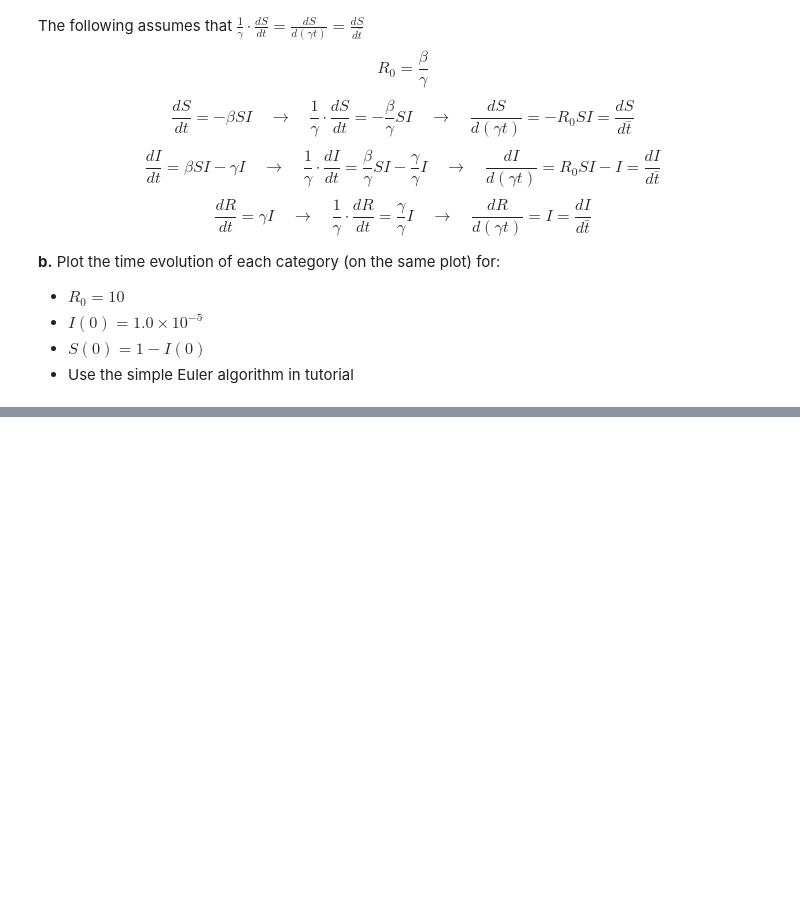
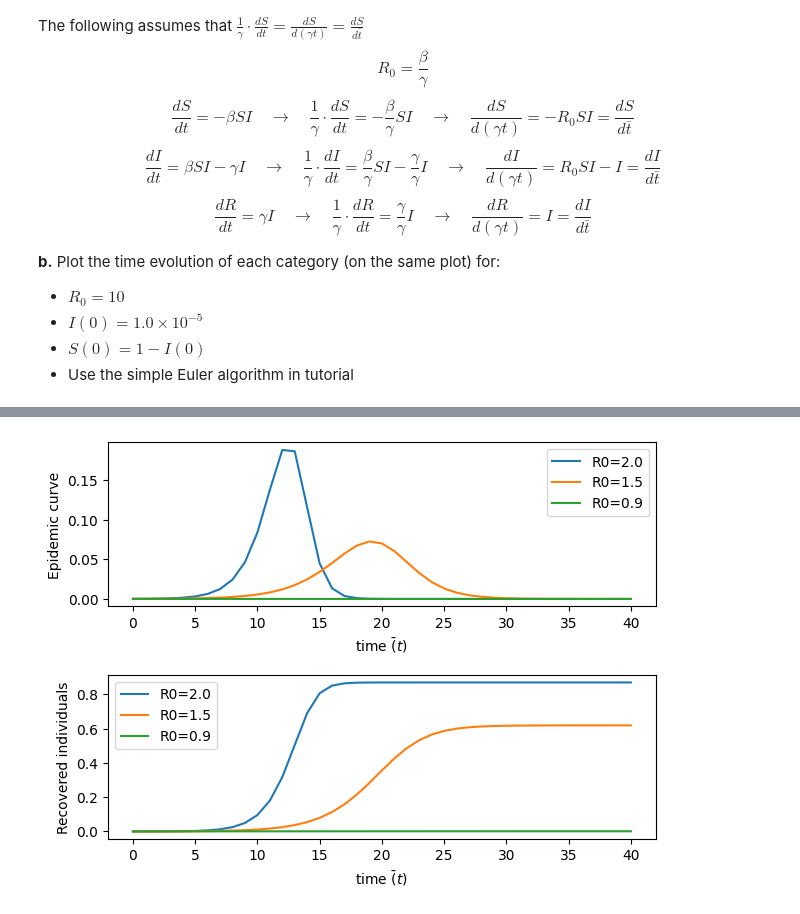
Before and after one commit to helen-5808/QBIO110, a Jupyter notebook: PS1/ps1.ipynb, the cells around one changed output, grey strips where cells are left out. Saved outputs shown, nothing was run; the diff lists cells and outputs as text; code cells hidden in the pictures; blank space fills up the shorter version.

```diff
--- a/PS1/ps1.ipynb
+++ b/PS1/ps1.ipynb
@@ -137,50 +138,76 @@ plt.legend()
 import matplotlib.pyplot as plt
 import numpy as np
 
+
+
 def flatten_curve() -> None:
     # Initializing variables
-    R0: int = 10 # basic reproductive ratio
-    I_var: float = 0.1
-    S_var: float = 1.0 - I_var
-    R_var: float = 0.0
+    I_init: float = 0.0001
+    S_init: float = 1.0 - I_init
+    R_init: float = 0.0
+
+    _, (ax1, ax2) = plt.subplots(2, 1)
+    ax1.set_ylabel("Epidemic curve")
+    ax1.set_xlabel("time $\\bar(t)$")
+    ax2.set_ylabel("Recovered individuals")
+    ax2.set_xlabel("time $\\bar(t)$")
+    plt.tight_layout()
+
+    for R0_var in [2.0, 1.5, 0.9]:
+        curve_data: dict[str:np.ndarray] = simulate(R0_var, S_init, I_init, R_init, 40)
+        ax1.plot(curve_data["time_array"], curve_data["I_array"], label="R0="+str(R0_var))
+        ax2.plot(curve_data["time_array"], curve_data["R_array"], label="R0="+str(R0_var))
+
+    ax1.legend()
+    ax2.legend()
+
+
+def simulate(R0: float, S_init: float, I_init: float, R_init: float, ticks: int) -> dict[str:np.ndarray]:
+
+    # Initializing variables
+    S_var: float = S_init
+    I_var: float = I_init
+    R_var: float = R_init
     tbar: float = 0.0
 
+    # Time progression variables
+    delta_time: float = 1
+    total_time: float = delta_time*ticks
 
-# Time progression variables
-delta_time: float = 1
-total_time: float = delta_time*5
+    # Set arrays to store the data at each time step
+    num_time_steps: int = int(total_time/delta_time) + 1
+    S_array: np.ndarray = np.zeros(num_time_steps)
+    I_array: np.ndarray = np.zeros(num_time_steps)
+    R_array: np.ndarray = np.zeros(num_time_steps)
+    time_array: np.ndarray = np.zeros(num_time_steps)
 
-# Set arrays to store the data at each time step
-num_time_steps: int = int(total_time/delta_time) + 1
-S_array: np.ndarray = np.zeros(num_time_steps)
-I_array: np.ndarray = np.zeros(num_time_steps)
-R_array: np.ndarray = np.zeros(num_time_steps)
-time_array: np.ndarray = np.zeros(num_time_steps)
+    # Loop over each time increment
+    for i in range(num_time_steps):
+        # Add the current numbers to our storage arrays.
+        S_array[i] = S_var
+        I_array[i] = I_var
+        R_array[i] = R_var
+        time_array[i] = tbar
 
-# Loop over each time increment
-for i in range(num_time_steps):
-    # Add the current numbers to our storage arrays.
-    S_array[i] = S_var
-    I_array[i] = I_var
-    R_array[i] = R_var
-    time_array[i] = tbar
+        # Calculate the change in each variable over the delta_time
+        delta_S: float = -R0*S_var*I_var
+        delta_I: float = R0*S_var*I_var - I_var
+        delta_R: float = I_var
 
-    # Calculate the change in each variable over the delta_time
-    delta_S: float = -R0*S_var*I_var
-    delta_I: float = R0*S_var*I_var - I_var
-    delta_R: float = I_var
+        # Update the variables according to the change
+        S_var += delta_S
+        I_var += delta_I
+        R_var += delta_R
 
-    # Update the variables according to the change
-    S_var += delta_S
-    I_var += delta_I
-    R_var += delta_R
+        # Increment time
+        tbar += delta_time
 
-    # Increment time
-    tbar += delta_time
+    return {
+        "S_array": S_array,
+        "I_array": I_array,
+        "R_array": R_array,
+        "time_array": time_array,
+    }
 
-print(time_array)
-plt.plot(time_array, I_array, label="I")
-plt.plot(time_array, S_array, label="S")
-plt.plot(time_array, R_array, label="R")
-plt.legend()
+flatten_curve()
 # %% [output]
@@ -190,0 +214 @@ plt.legend()
+[figure, added]
```
Also changed, not shown: parts of 3 cells of this notebook.
